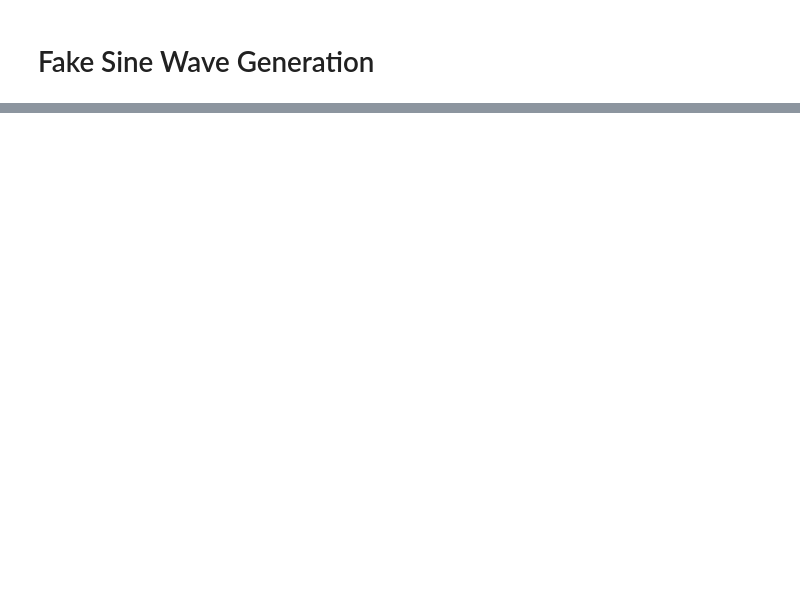
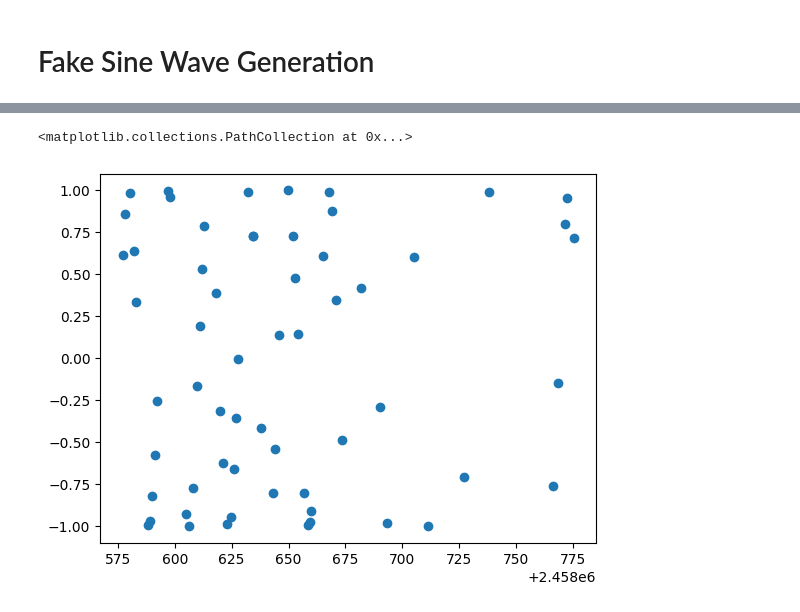
Before and after one commit to williamlee8ucb/GWAM_Lomb_Scargle, a Jupyter notebook: Subpercent_Data_LS.ipynb, the cells around one changed output, grey strips where cells are left out. Cells and saved outputs as stored; diff of their text form; code cells hidden in the pictures; blank space fills up the shorter version.

Commit message:
added preliminary fake sine wave

```diff
--- a/Subpercent_Data_LS.ipynb
+++ b/Subpercent_Data_LS.ipynb
@@ -474,0 +455,9 @@ Text(0, 0.5, 'Flux')
+# %%
+period = 5.6 * np.pi
+frequency = 1/period
+
+def fake_sine(x):
+    return np.sin(2*np.pi*frequency*x)
+
+perfect_flux = fake_sine(df["JD_UTC"])
+perfect_flux
@@ -474,0 +482,5 @@ Text(0, 0.5, 'Flux')
+# %%
+plt.scatter(df["JD_UTC"], perfect_flux)
+# %% [output]
+<matplotlib.collections.PathCollection at 0x...>
+[figure, added]
```
Also changed, not shown: parts of 11 cells of this notebook.
